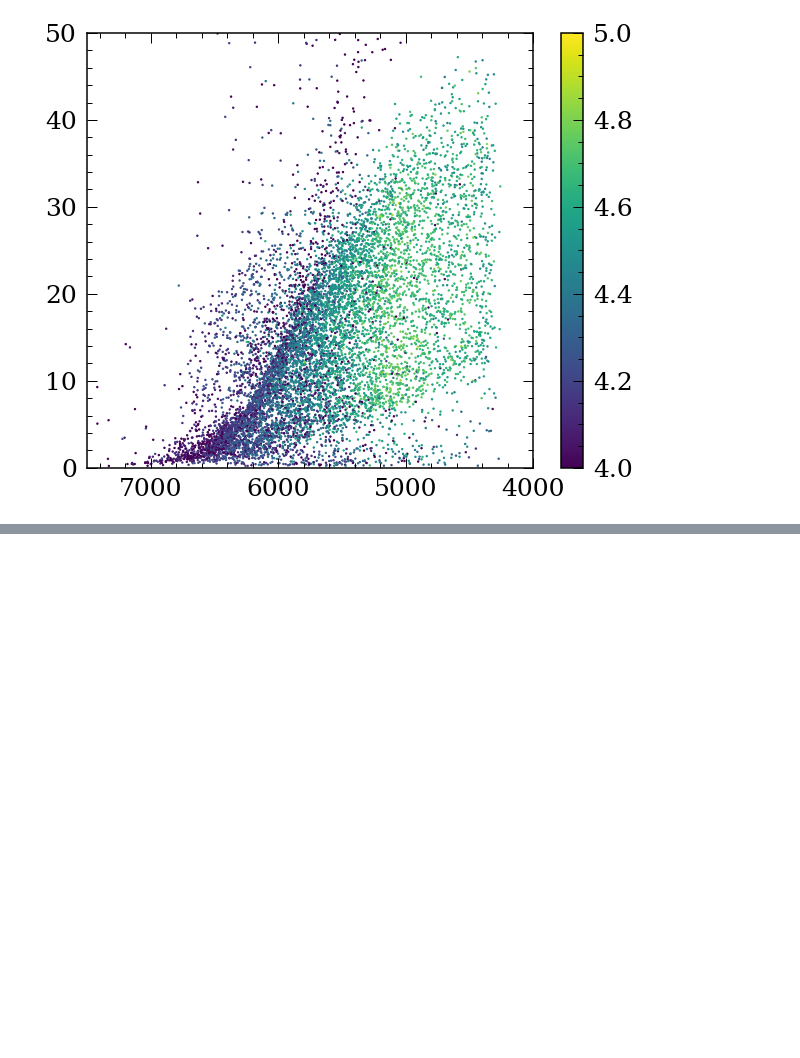
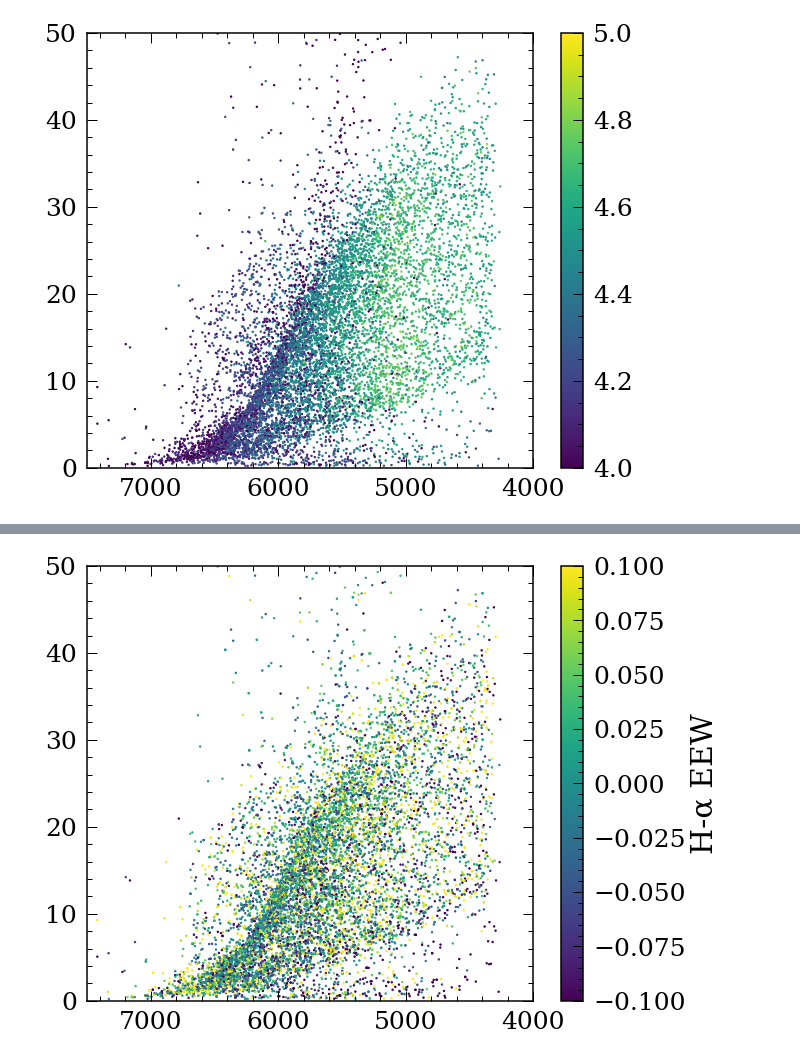
Before and after one commit to lyx12311/Ageinvest, a Jupyter notebook: Rotation.ipynb, the cells around one changed output, grey strips where cells are left out. Cells and saved outputs as stored; diff of their text form; code cells hidden in the pictures; blank space fills up the shorter version.

```diff
--- a/Rotation.ipynb
+++ b/Rotation.ipynb
@@ -103,0 +184,9 @@ cbar = plt.colorbar()
+# %%
+plt.figure(figsize=(10,8))
+plt.scatter(eew_prot['Teff_lam'],eew_prot['Prot'],c=eew_prot['Halpha_EEW'],s=2,vmin=-0.1,vmax=0.1)
+plt.xlim([7500,4000])
+plt.ylim([0,50])
+cbar = plt.colorbar()
+cbar.set_label('H-α EEW',labelpad = 5)
+# %% [output]
+[figure, added]
```
Also changed, not shown: parts of 6 cells of this notebook.
